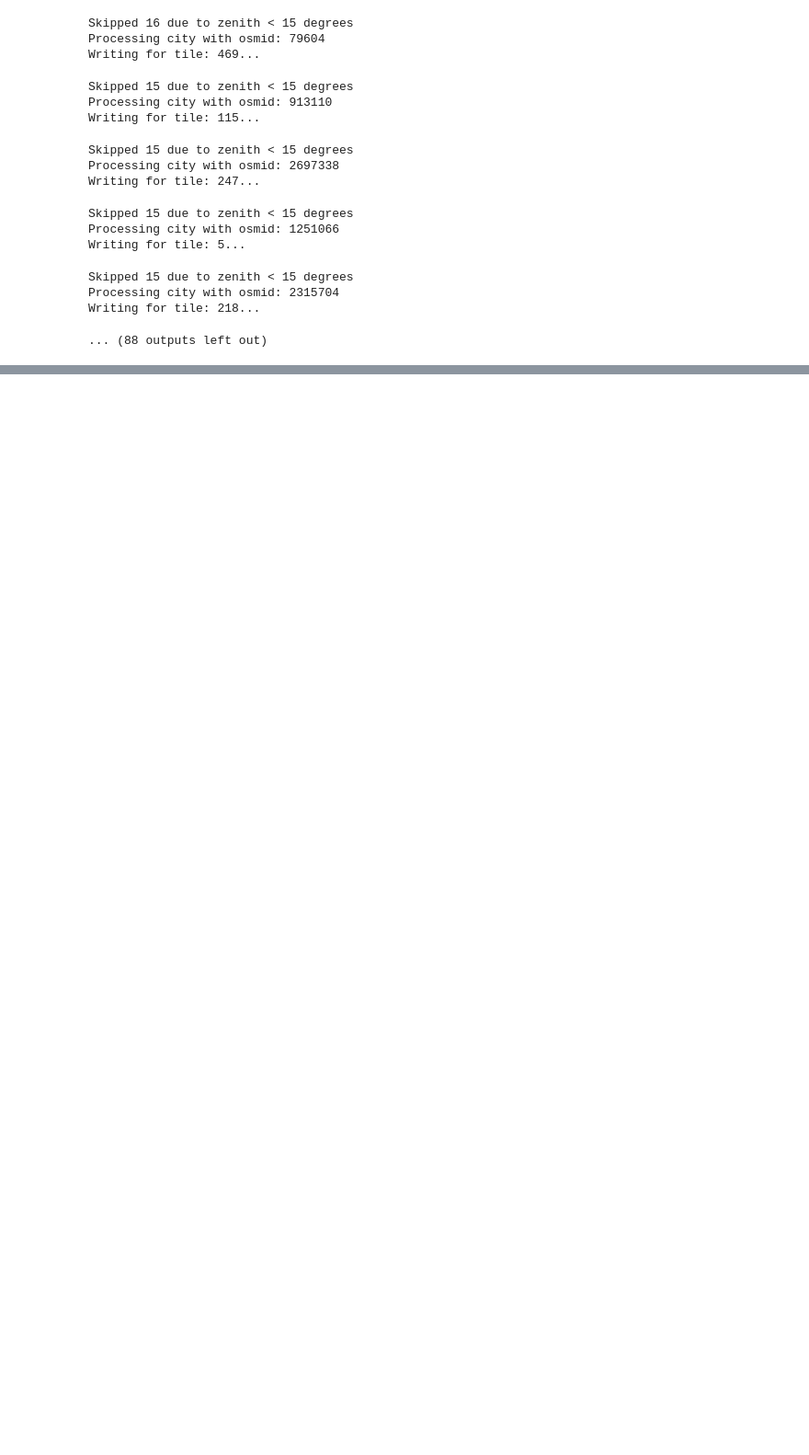
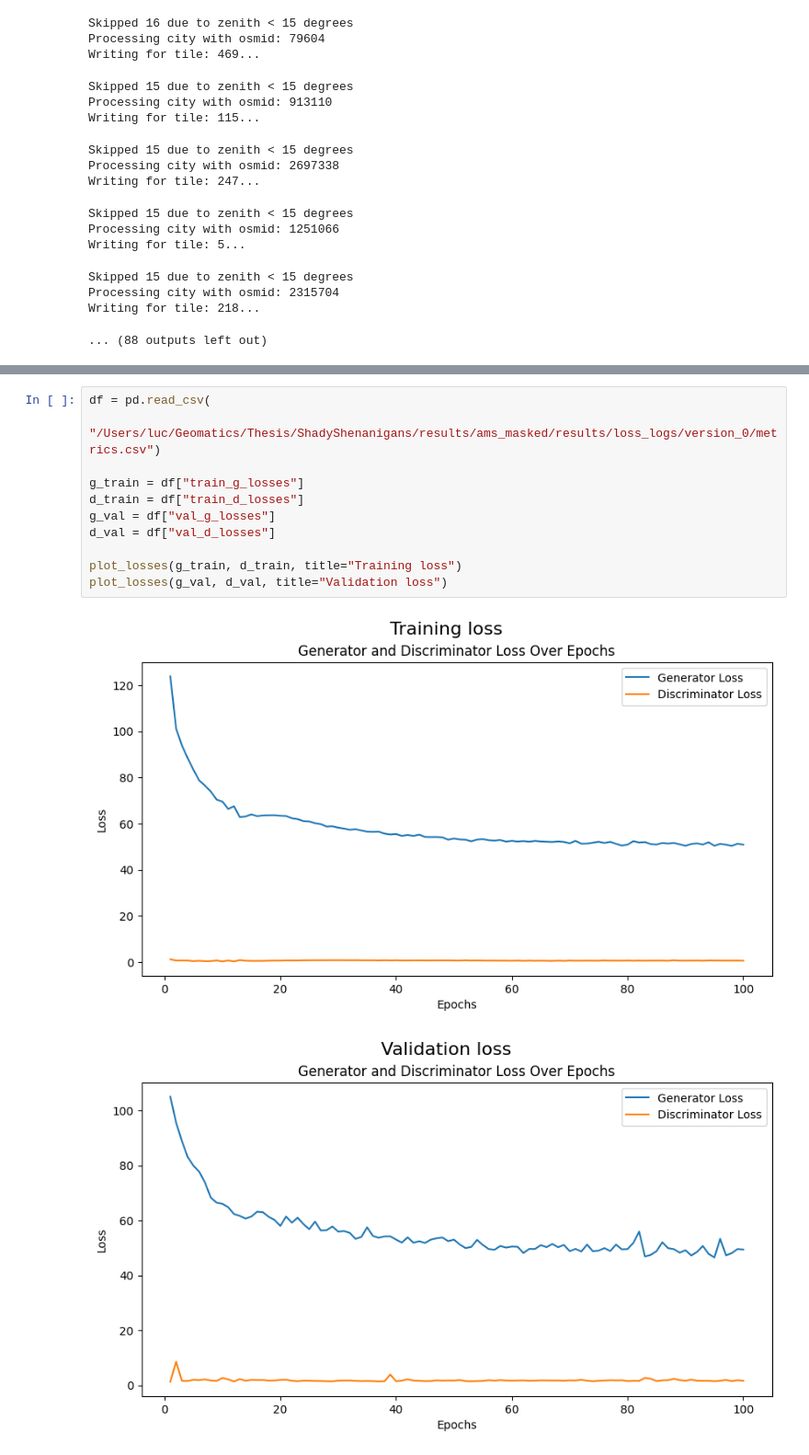
Before and after one commit to lucjonker/Shady_Shenanigans, a Jupyter notebook: src/evaluate_model.ipynb, the cells around one changed output, grey strips where cells are left out. Shown at 92% size. Drawn from its saved outputs; the diff is of its cells as text; blank space fills up the shorter version.

```diff
--- a/src/evaluate_model.ipynb
+++ b/src/evaluate_model.ipynb
@@ -98,0 +101,14 @@ Writing for tile: 218...
+# %%
+df = pd.read_csv(
+    "/Users/luc/Geomatics/Thesis/ShadyShenanigans/results/ams_masked/results/loss_logs/version_0/metrics.csv")
+
+g_train = df["train_g_losses"]
+d_train = df["train_d_losses"]
+g_val = df["val_g_losses"]
+d_val = df["val_d_losses"]
+
+plot_losses(g_train, d_train, title="Training loss")
+plot_losses(g_val, d_val, title="Validation loss")
+# %% [output]
+[figure, added]
+[figure, added]
```
Also changed, not shown: parts of 7 cells of this notebook, 1 other file.
